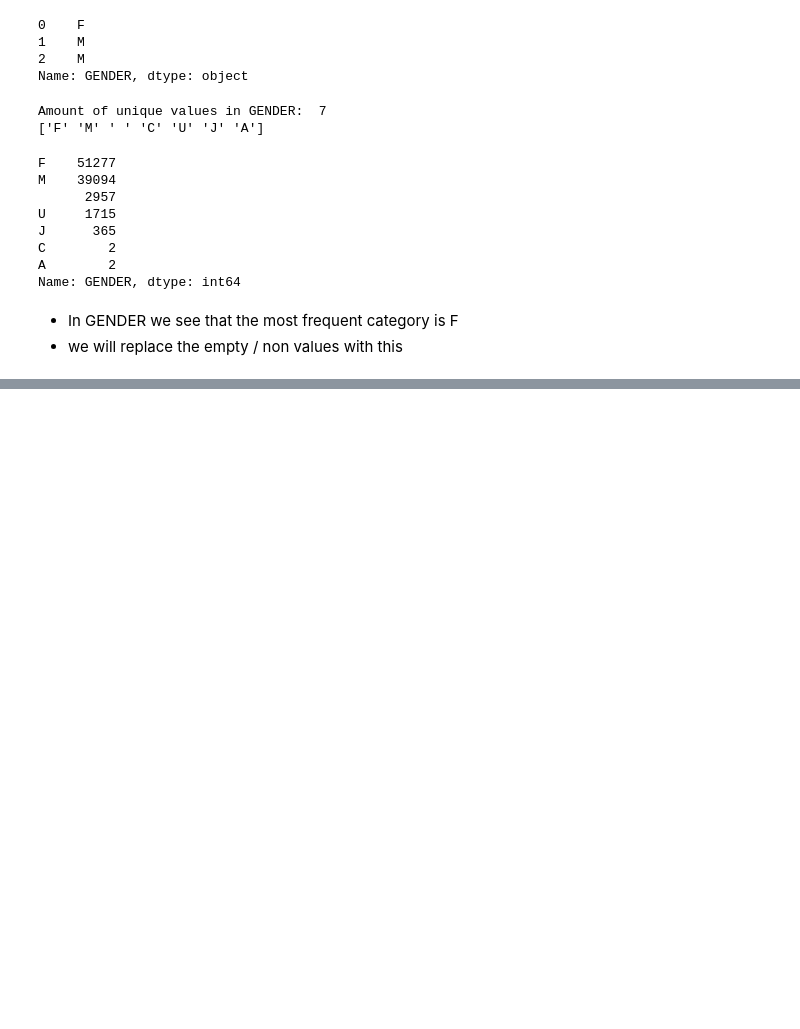
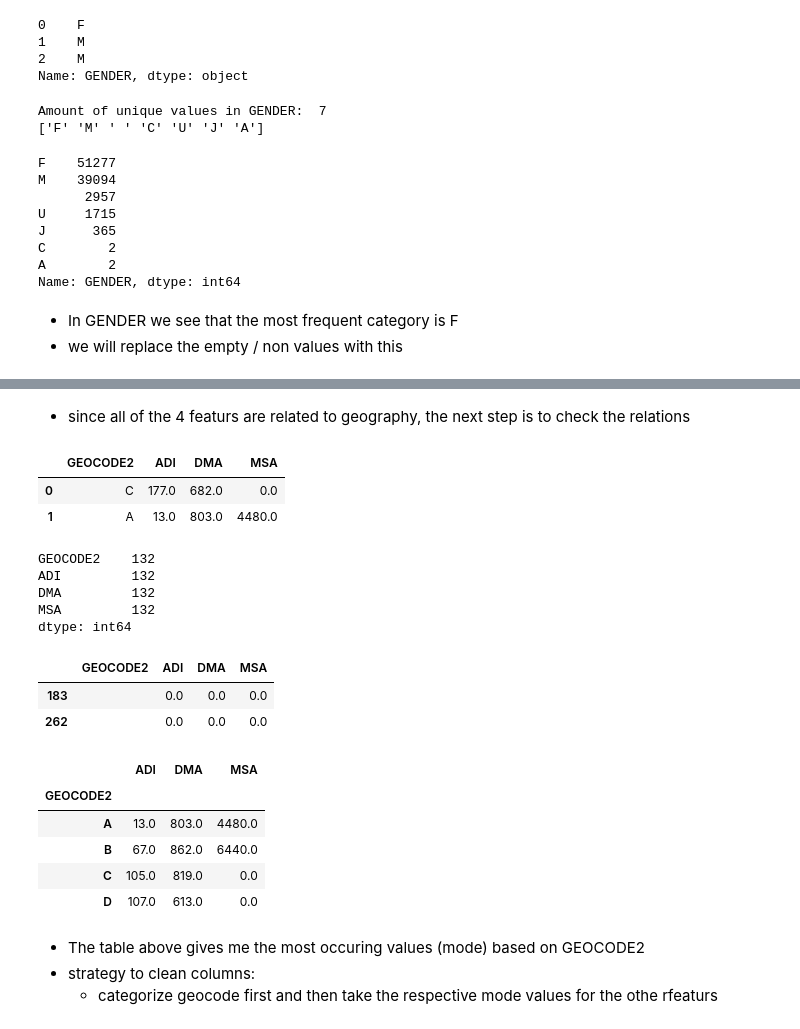
Before and after one commit to nataschaberg/donations-dataset-ml, a Jupyter notebook: donations.ipynb, the cells around one changed output, grey strips where cells are left out. Saved outputs shown, nothing was run; the diff lists cells and outputs as text; code cells hidden in the pictures; blank space fills up the shorter version.

```diff
--- a/donations.ipynb
+++ b/donations.ipynb
@@ -180,0 +266,40 @@ Name: GENDER, dtype: int64
+# %% [markdown]
+- since all of the 4 featurs are related to geography, the next step is to check the relations
+# %%
+# create a new df with only the four features
+df_gadm = df[['GEOCODE2', 'ADI', 'DMA', 'MSA']]
+# %%
+df_gadm.head(2)
+# %% [output]
+|  | GEOCODE2 | ADI | DMA | MSA |
+| 0 | C | 177.0 | 682.0 | 0.0 |
+| 1 | A | 13.0 | 803.0 | 4480.0 |
+# %%
+df_gadm.isna().sum()
+# %% [output]
+GEOCODE2    132
+ADI         132
+DMA         132
+MSA         132
+dtype: int64
+# %%
+df_gadm.query('GEOCODE2 == " "').head(2)
+# %% [output]
+|  | GEOCODE2 | ADI | DMA | MSA |
+| 183 |  | 0.0 | 0.0 | 0.0 |
+| 262 |  | 0.0 | 0.0 | 0.0 |
+# %%
+
+geo_group = df_gadm.query('GEOCODE2 != " "').groupby('GEOCODE2').agg(pd.Series.mode)
+geo_group
+# %% [output]
+|  | ADI | DMA | MSA |
+| GEOCODE2 |  |  |  |
+| A | 13.0 | 803.0 | 4480.0 |
+| B | 67.0 | 862.0 | 6440.0 |
+| C | 105.0 | 819.0 | 0.0 |
+| D | 107.0 | 613.0 | 0.0 |
+# %% [markdown]
+- The table above gives me the most occuring values (mode) based on GEOCODE2
+- strategy to clean columns:
+    - categorize geocode first and then take the respective mode values for the othe rfeaturs
```
Also changed, not shown: parts of 42 cells of this notebook.
